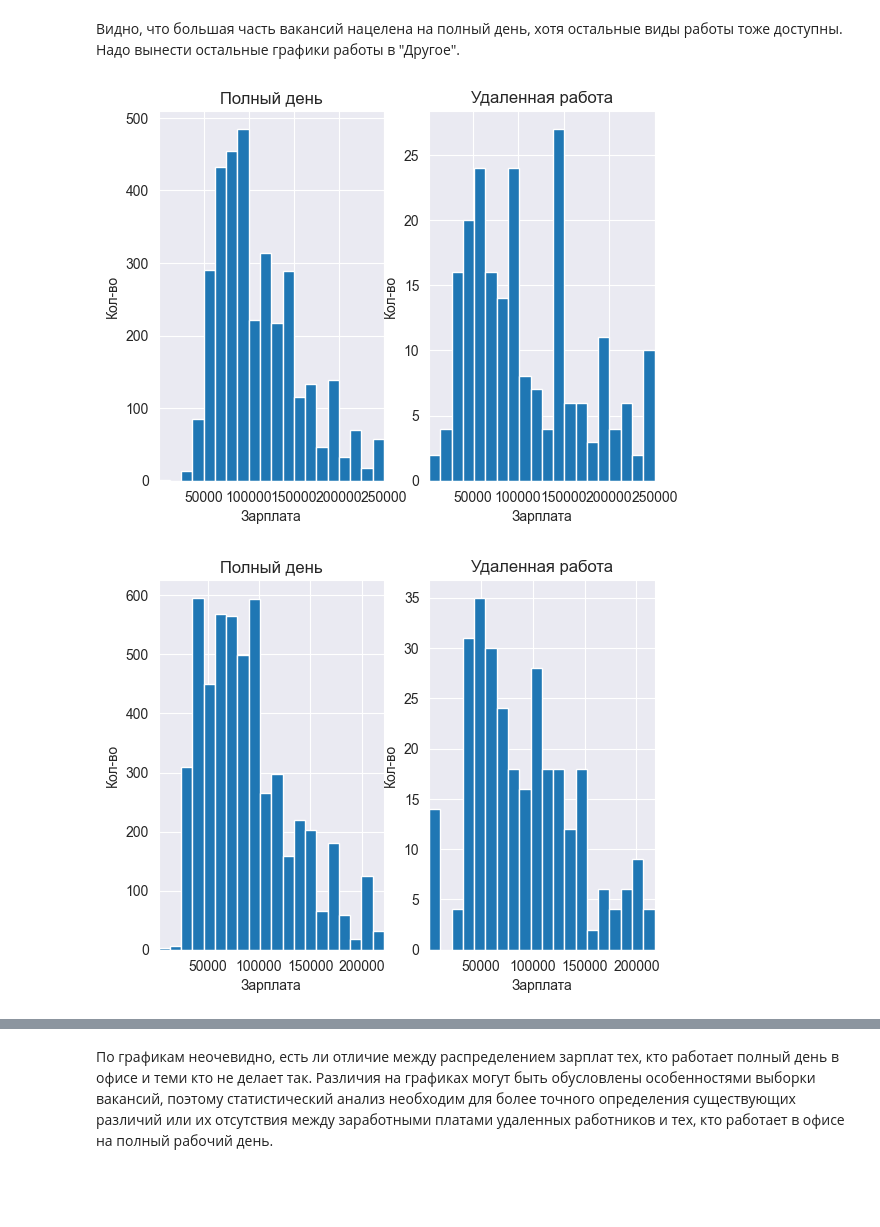
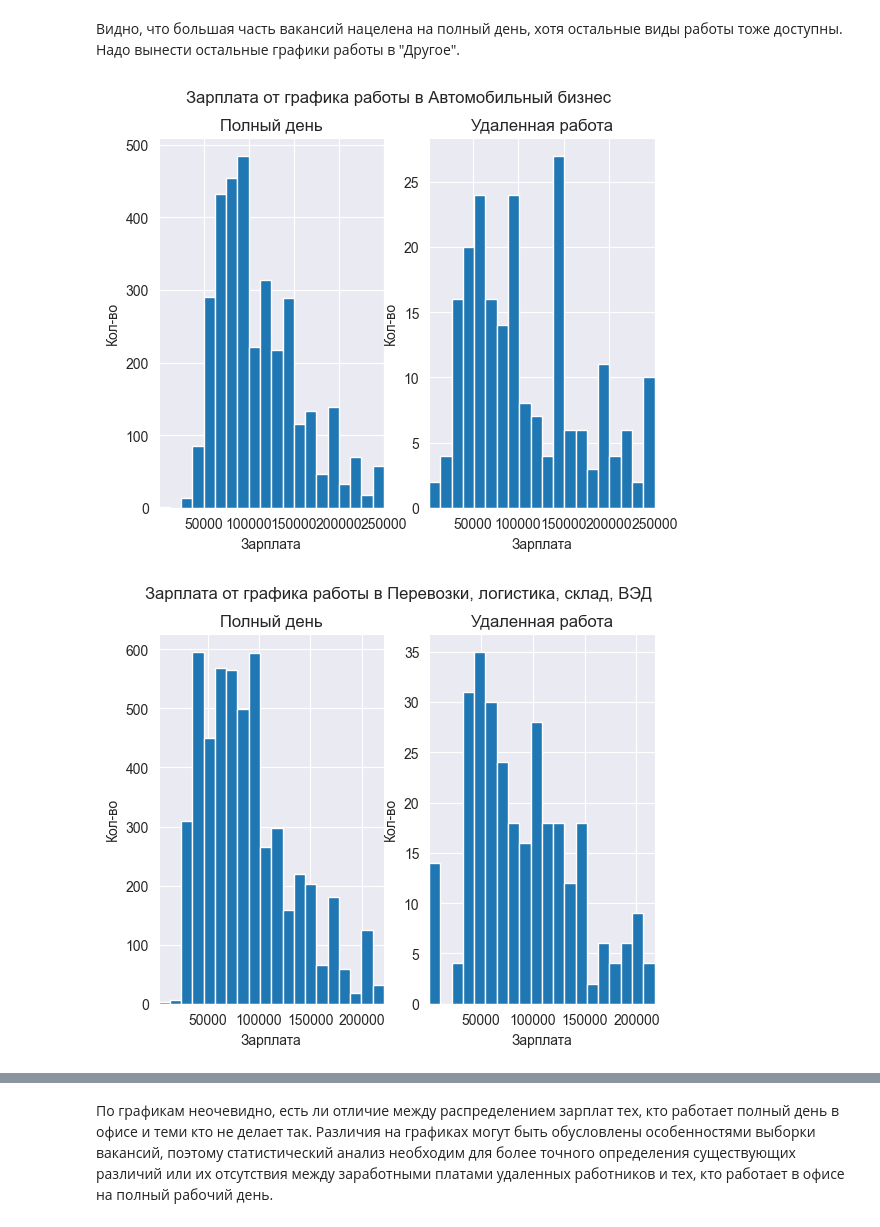
Before and after one commit to msaltovsky/hh_ru_vacancies_analysis, a Jupyter notebook: hh_vacancies_analyzis.ipynb, the cells around one changed output, grey strips where cells are left out. Cells and saved outputs as stored; diff of their text form; code cells hidden in the pictures; blank space fills up the shorter version.

```diff
--- a/hh_vacancies_analyzis.ipynb
+++ b/hh_vacancies_analyzis.ipynb
@@ -298,20 +298,21 @@ for dataset in dataset_without_outliers:
 # %%
 # выводим информацию по вакансиям на удаленку и на полный день
 for dataset in dataset_without_outliers:
     in_office = dataset.loc[dataset["schedule"] == "Полный день", "salary"]
     out_office = dataset.loc[dataset["schedule"] == "Удаленная работа", "salary"]
     ax, fig = plt.subplots(ncols=2)
     fig[0].hist(in_office, 20)
     fig[0].set_title("Полный день")
     fig[0].set_xlim((in_office.min(), in_office.max()))
     fig[0].set_xlabel("Зарплата")
     fig[0].set_ylabel("Кол-во")
     fig[1].hist(out_office, 20)
     fig[1].set_title("Удаленная работа")
     fig[1].set_xlim((out_office.min(), out_office.max()))
     fig[1].set_xlabel("Зарплата")
     fig[1].set_ylabel("Кол-во")
+    plt.suptitle(f'Зарплата от графика работы в {dataset["industry"][0]}')
     plt.show()
 # %% [output]
-[figure, old version]
+[figure, new version]
-[figure, old version]
+[figure, new version]
```
Also changed, not shown: parts of 11 cells of this notebook, 1 other file.
